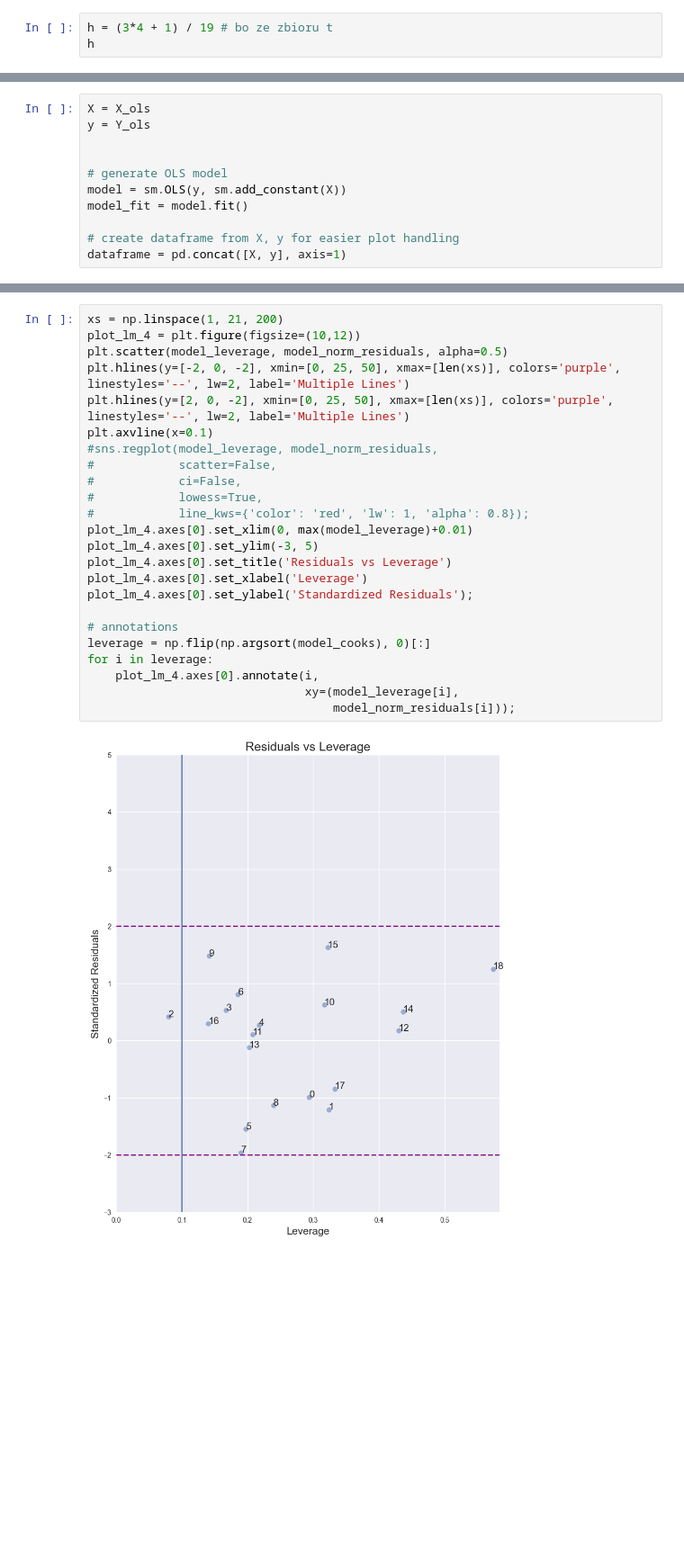
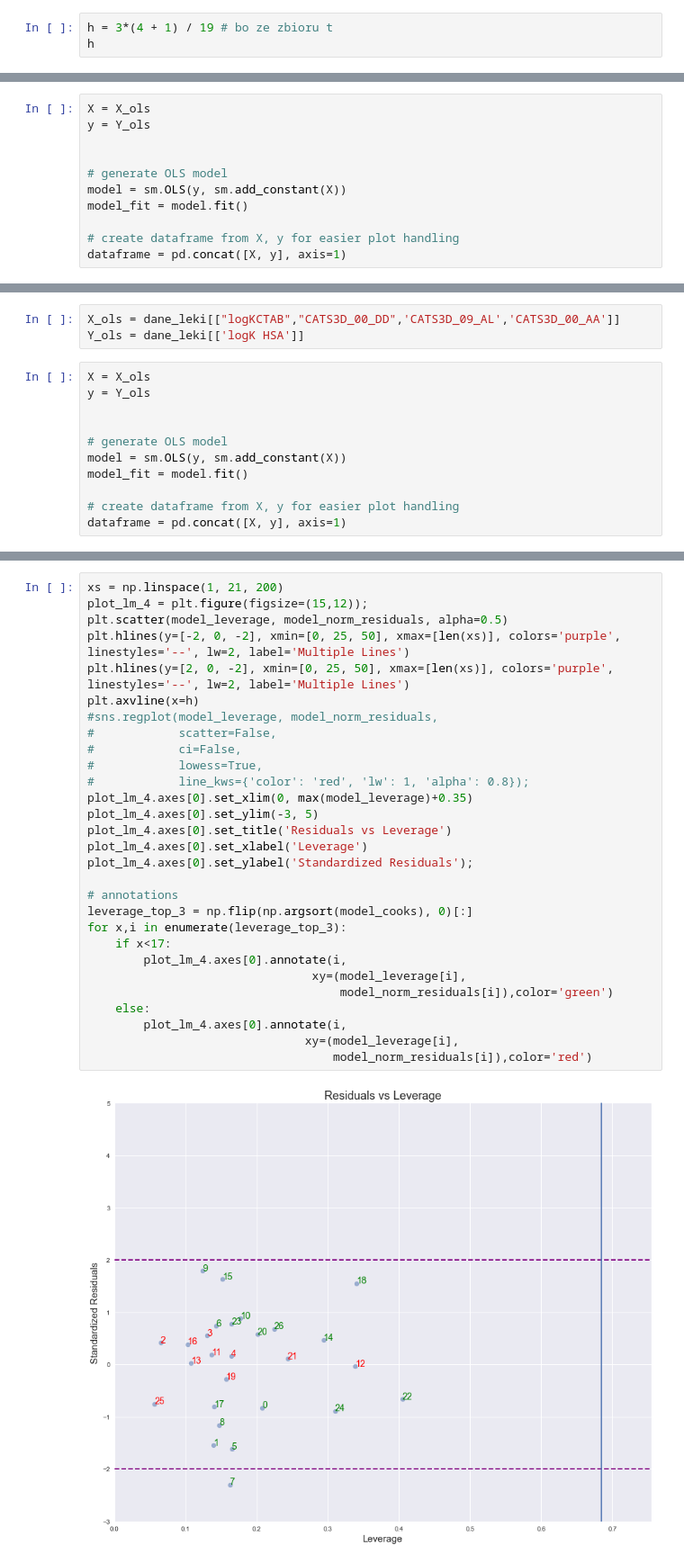
Before and after one commit to Miczel00/machine-learning, a Jupyter notebook: zaj1/main.ipynb, the cells around one changed output, grey strips where cells are left out. Shown at 90% size. Drawn from its saved outputs; the diff is of its cells as text; blank space fills up the shorter version.

```diff
--- a/zaj1/main.ipynb
+++ b/zaj1/main.ipynb
@@ -170,6 +170,6 @@ Q_2()
 # %% [markdown]
 WYKRES WILLIAMSA
 # %%
-h = (3*4 + 1) / 19 # bo ze zbioru t
+h = 3*(4 + 1) / 19 # bo ze zbioru t
 h
 # %% [output]
@@ -223,3 +225,17 @@ Notes:
+# %%
+X_ols = dane_leki[["logKCTAB","CATS3D_00_DD",'CATS3D_09_AL','CATS3D_00_AA']]
+Y_ols = dane_leki[['logK HSA']]
+# %%
+X = X_ols
+y = Y_ols
+
+
+# generate OLS model
+model = sm.OLS(y, sm.add_constant(X))
+model_fit = model.fit()
+
+# create dataframe from X, y for easier plot handling
+dataframe = pd.concat([X, y], axis=1)
 # %%
 # model values
 model_fitted_y = model_fit.fittedvalues
@@ -251,26 +267,31 @@ IndexError: list index out of range
 # %%
 xs = np.linspace(1, 21, 200)
-plot_lm_4 = plt.figure(figsize=(10,12))
+plot_lm_4 = plt.figure(figsize=(15,12));
 plt.scatter(model_leverage, model_norm_residuals, alpha=0.5)
 plt.hlines(y=[-2, 0, -2], xmin=[0, 25, 50], xmax=[len(xs)], colors='purple', linestyles='--', lw=2, label='Multiple Lines')
 plt.hlines(y=[2, 0, -2], xmin=[0, 25, 50], xmax=[len(xs)], colors='purple', linestyles='--', lw=2, label='Multiple Lines')
-plt.axvline(x=0.1)
+plt.axvline(x=h)
 #sns.regplot(model_leverage, model_norm_residuals,
 #            scatter=False,
 #            ci=False,
 #            lowess=True,
 #            line_kws={'color': 'red', 'lw': 1, 'alpha': 0.8});
-plot_lm_4.axes[0].set_xlim(0, max(model_leverage)+0.01)
+plot_lm_4.axes[0].set_xlim(0, max(model_leverage)+0.35)
 plot_lm_4.axes[0].set_ylim(-3, 5)
 plot_lm_4.axes[0].set_title('Residuals vs Leverage')
 plot_lm_4.axes[0].set_xlabel('Leverage')
 plot_lm_4.axes[0].set_ylabel('Standardized Residuals');
 
 # annotations
-leverage = np.flip(np.argsort(model_cooks), 0)[:]
-for i in leverage:
-    plot_lm_4.axes[0].annotate(i,
+leverage_top_3 = np.flip(np.argsort(model_cooks), 0)[:]
+for x,i in enumerate(leverage_top_3):
+    if x<17:
+        plot_lm_4.axes[0].annotate(i,
+                                xy=(model_leverage[i],
+                                    model_norm_residuals[i]),color='green')
+    else:
+        plot_lm_4.axes[0].annotate(i,
                                xy=(model_leverage[i],
-                                   model_norm_residuals[i]));
+                                   model_norm_residuals[i]),color='red')
 # %% [output]
-[figure, old version]
+[figure, new version]
```
Also changed, not shown: parts of 7 cells of this notebook.
